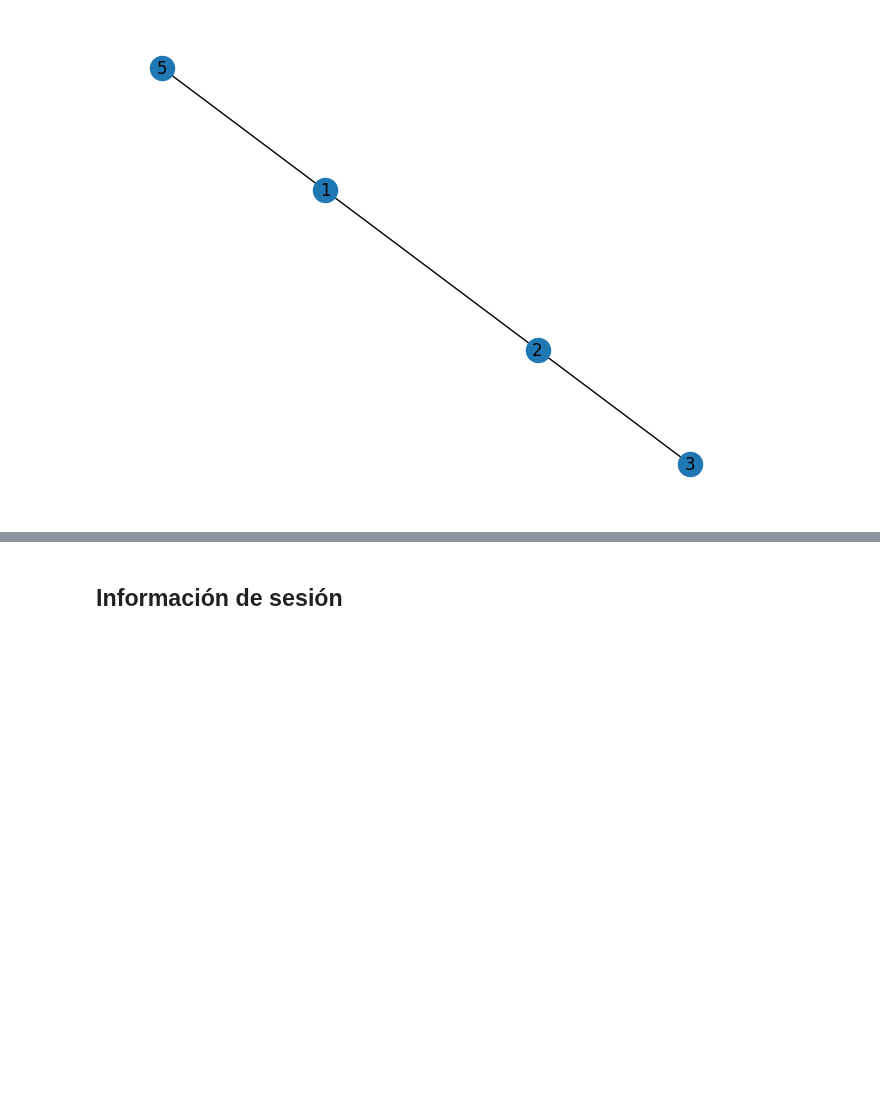
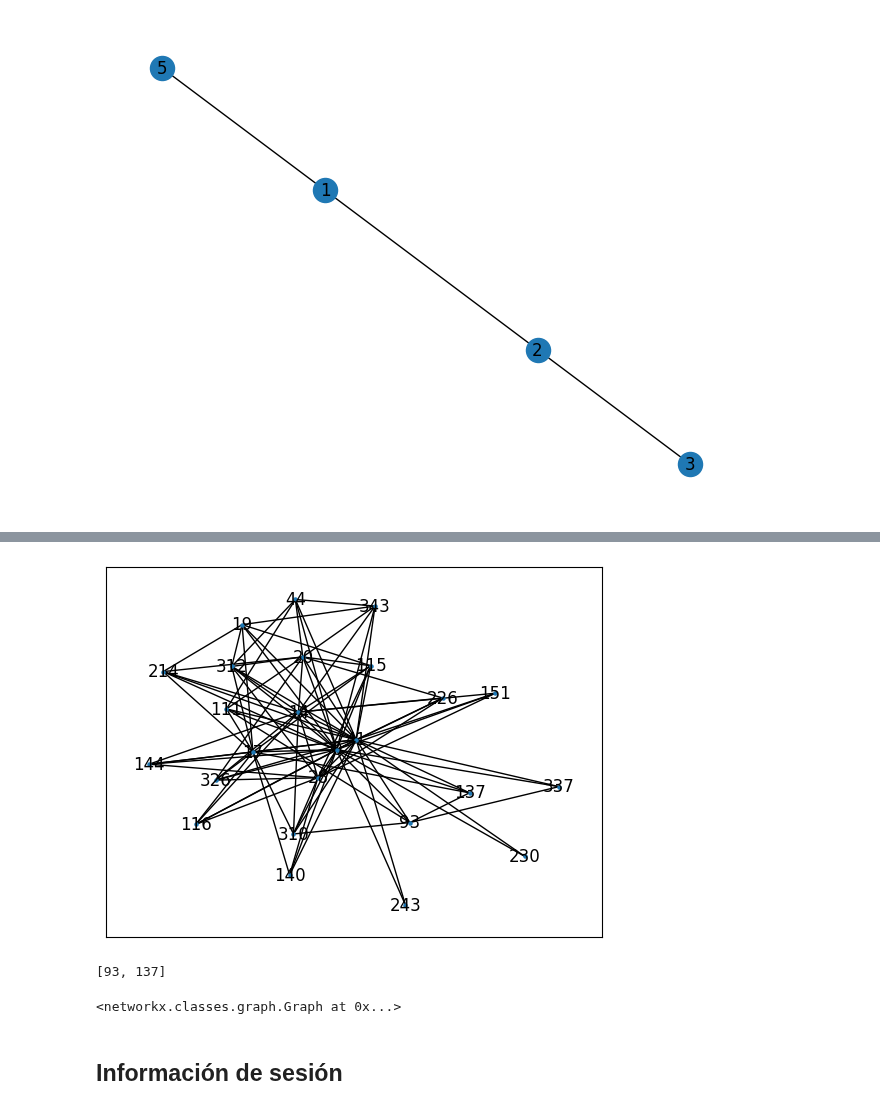
Before and after one commit to FernandoCarazoMelo/network-science, a Jupyter notebook: documentos/Parte1-grafos.ipynb, the cells around one changed output, grey strips where cells are left out. Saved outputs shown, nothing was run; the diff lists cells and outputs as text; code cells hidden in the pictures; blank space fills up the shorter version.

```diff
--- a/documentos/Parte1-grafos.ipynb
+++ b/documentos/Parte1-grafos.ipynb
@@ -441,3 +616,25 @@ conexiones
+# %%
+n = G.neighbors(41,)
+n =[x for x in n] + [41]
+sg = G.subgraph(n)
+nx.draw_networkx(sg,  with_labels=True, node_size=5)
+# %% [output]
+[figure, added]
+# %%
+nx.shortest_path(sg, 140, 115,)
+nx.shortest_path(sg, 93, 137,)
+# %% [output]
+[93, 137]
+# %%
+degree = nx.degree(G)
+
+degree[0], degree[41]
+
+# Neighbors
+
+subgraph = G.subgraph(41)
+# %% [output]
+<networkx.classes.graph.Graph at 0x...>
 # %% [markdown]
 ## Información de sesión
 # %%
```
Also changed, not shown: parts of 48 cells of this notebook, 8 other files.
